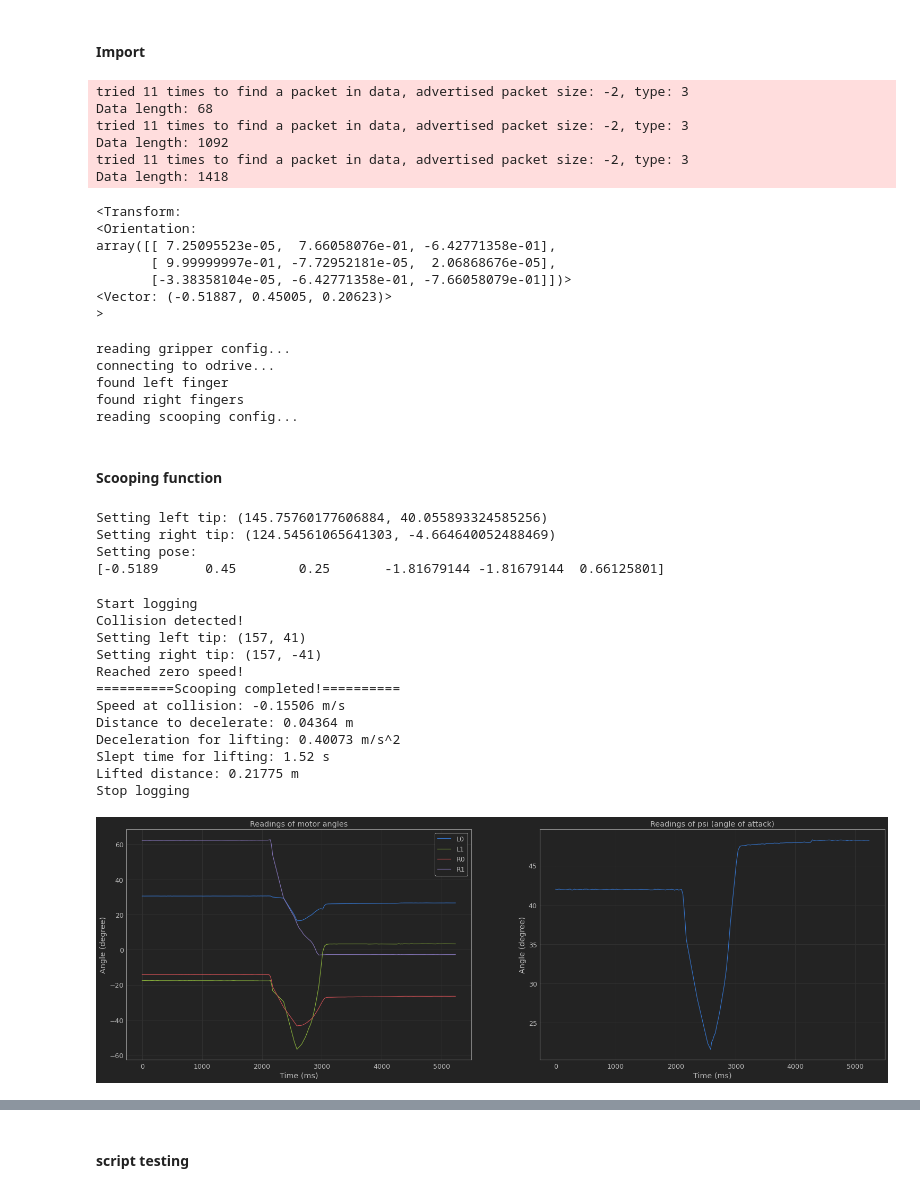
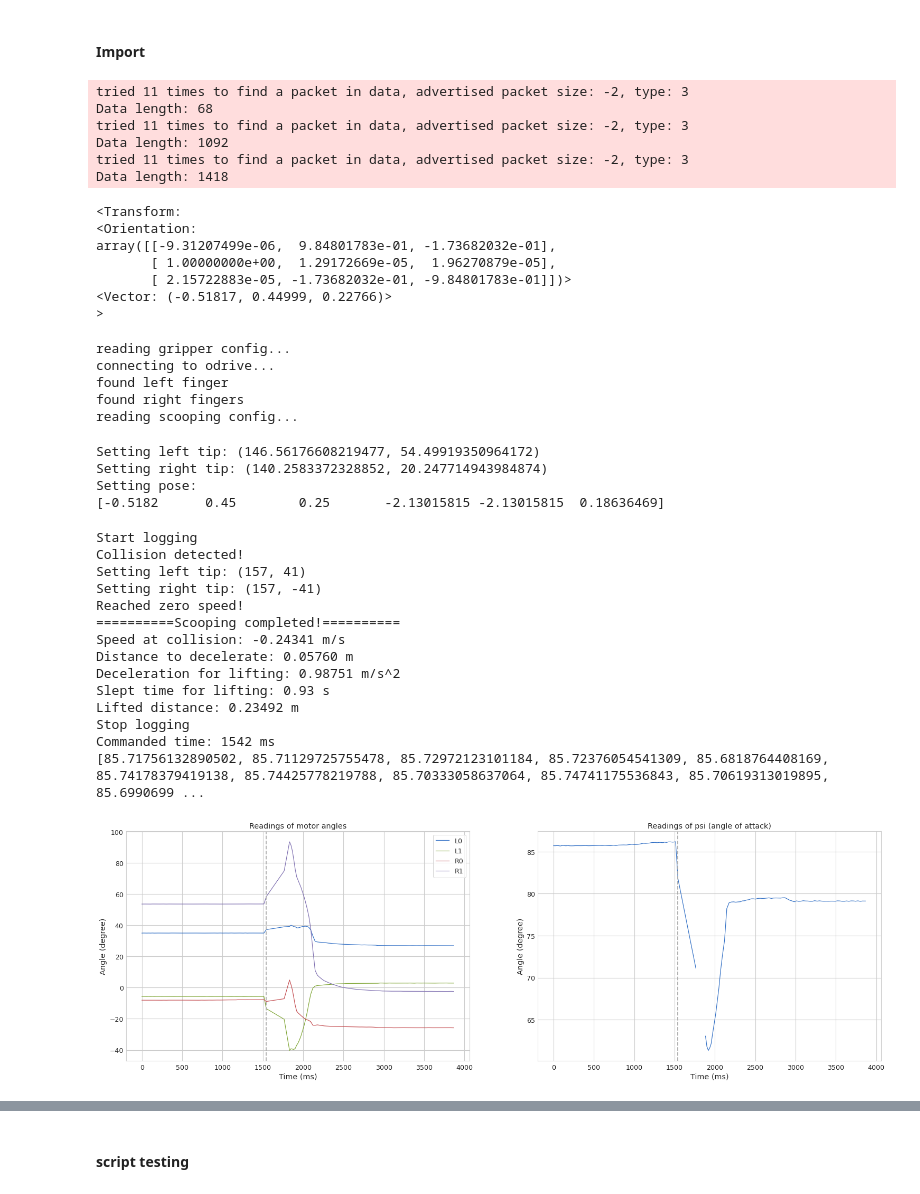
Before and after one commit to JS-RML/high_speed_scooping, a Jupyter notebook: script/scooping_test.ipynb, the cells around one changed output, grey strips where cells are left out. Saved outputs shown, nothing was run; the diff lists cells and outputs as text; code cells hidden in the pictures.

Commit message:
add plot for commanded time

```diff
--- a/script/scooping_test.ipynb
+++ b/script/scooping_test.ipynb
@@ -12,7 +12,7 @@ print(pose)
 from ddh import DDGripper
 from scooping_primitives import HighSpeedScooping
 from jupyterthemes import jtplot
-white = 0
+white = 1
 if white:
     jtplot.style(theme='default', figsize=(32, 10))
 else:
@@ -26,10 +26,10 @@ tried 11 times to find a packet in data, advertised packet size: -2, type: 3
 Data length: 1418
 <Transform:
 <Orientation:
-array([[ 7.25095523e-05,  7.66058076e-01, -6.42771358e-01],
-       [ 9.99999997e-01, -7.72952181e-05,  2.06868676e-05],
-       [-3.38358104e-05, -6.42771358e-01, -7.66058079e-01]])>
-<Vector: (-0.51887, 0.45005, 0.20623)>
+array([[-9.31207499e-06,  9.84801783e-01, -1.73682032e-01],
+       [ 1.00000000e+00,  1.29172669e-05,  1.96270879e-05],
+       [ 2.15722883e-05, -1.73682032e-01, -9.84801783e-01]])>
+<Vector: (-0.51817, 0.44999, 0.22766)>
 >
 # %%
 gripper = DDGripper("ddh_scooping")
@@ -40,34 +40,34 @@ connecting to odrive...
 found left finger
 found right fingers
 reading scooping config...
-# %% [markdown]
-#### Scooping function
 # %%
-scoop.initialize_pose((-0.509,0.45,180))
+scoop.initialize_pose((-0.505,0.45,180))
 # %% [output]
-Setting left tip: (145.75760177606884, 40.055893324585256)
-Setting right tip: (124.54561065641303, -4.664640052488469)
+Setting left tip: (146.56176608219477, 54.49919350964172)
+Setting right tip: (140.2583372328852, 20.247714943984874)
 Setting pose:
-[-0.5189      0.45        0.25       -1.81679144 -1.81679144  0.66125801]
+[-0.5182      0.45        0.25       -2.13015815 -2.13015815  0.18636469]
 # %%
 gripper.logged = True
 scoop.simple_scoop()
 gripper.logged = False
-gripper.display_log(scoop.theta)
+gripper.display_log(scoop.theta,white)
 # %% [output]
 Start logging
 Collision detected!
 Setting left tip: (157, 41)
 Setting right tip: (157, -41)
 Reached zero speed!
 ==========Scooping completed!==========
-Speed at collision: -0.15506 m/s
-Distance to decelerate: 0.04364 m
-Deceleration for lifting: 0.40073 m/s^2
-Slept time for lifting: 1.52 s
-Lifted distance: 0.21775 m
+Speed at collision: -0.24341 m/s
+Distance to decelerate: 0.05760 m
+Deceleration for lifting: 0.98751 m/s^2
+Slept time for lifting: 0.93 s
+Lifted distance: 0.23492 m
 Stop logging
+Commanded time: 1542 ms
+[85.71756132890502, 85.71129725755478, 85.72972123101184, 85.72376054541309, 85.6818764408169, 85.74178379419138, 85.74425778219788, 85.70333058637064, 85.74741175536843, 85.70619313019895, 85.6990699 ...
-[figure, old version]
+[figure, new version]
 # %%
 from ddh import DDGripper
 gripper = DDGripper("ddh_scooping")
```
Also changed, not shown: parts of 4 cells of this notebook, 2 other files.
